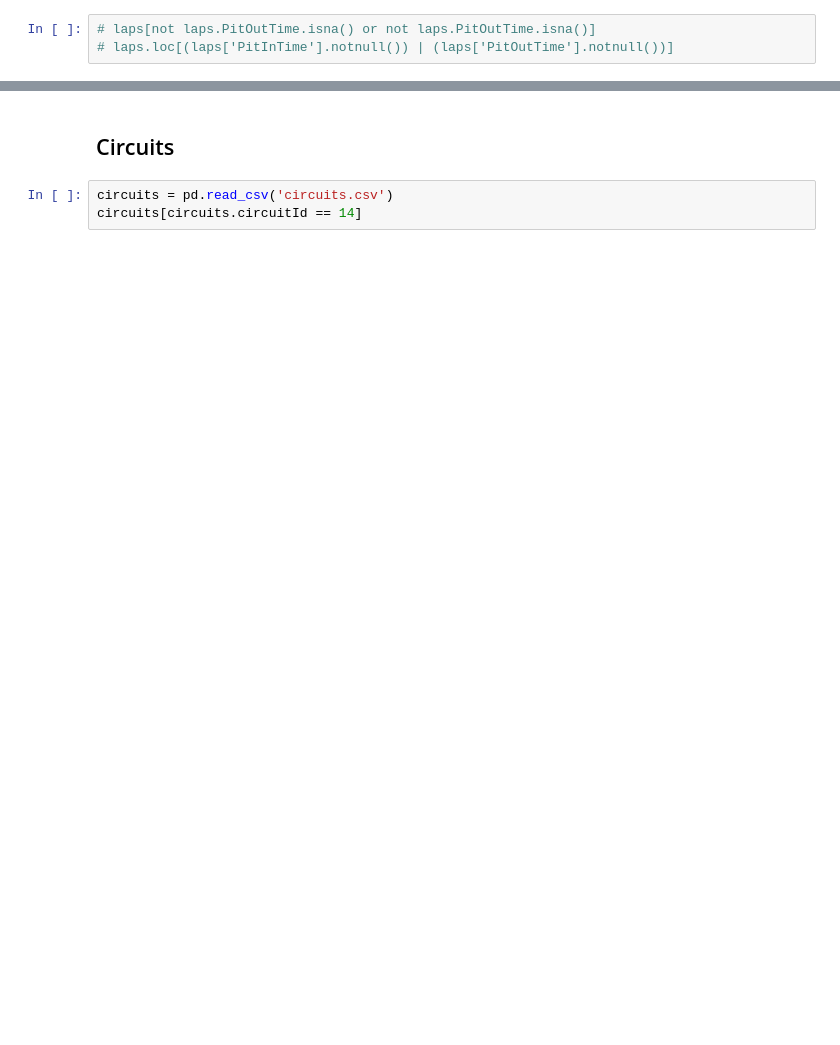
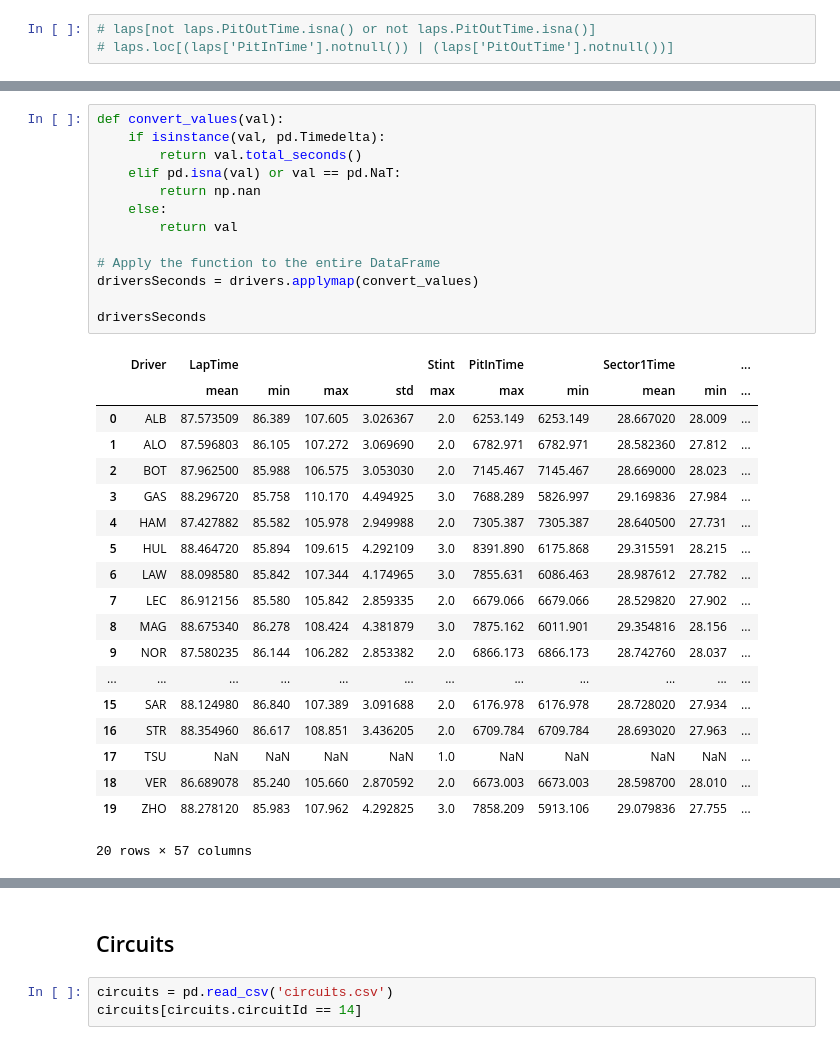
Before and after one commit to n8taylor/cs5830_final_project, a Jupyter notebook: api.ipynb, the cells around one changed output, grey strips where cells are left out. Cells and saved outputs as stored; diff of their text form; blank space fills up the shorter version.

```diff
--- a/api.ipynb
+++ b/api.ipynb
@@ -352,0 +434,33 @@ drivers.sort_values(by='LapTime')
+# %%
+def convert_values(val):
+    if isinstance(val, pd.Timedelta):
+        return val.total_seconds()
+    elif pd.isna(val) or val == pd.NaT:
+        return np.nan
+    else:
+        return val
+
+# Apply the function to the entire DataFrame
+driversSeconds = drivers.applymap(convert_values)
+
+driversSeconds
+# %% [output]
+|  | Driver | LapTime |  |  |  | Stint | PitInTime |  | Sector1Time |  | ... |
+|  |  | mean | min | max | std | max | max | min | mean | min | ... |
+| 0 | ALB | 87.573509 | 86.389 | 107.605 | 3.026367 | 2.0 | 6253.149 | 6253.149 | 28.667020 | 28.009 | ... |
+| 1 | ALO | 87.596803 | 86.105 | 107.272 | 3.069690 | 2.0 | 6782.971 | 6782.971 | 28.582360 | 27.812 | ... |
+| 2 | BOT | 87.962500 | 85.988 | 106.575 | 3.053030 | 2.0 | 7145.467 | 7145.467 | 28.669000 | 28.023 | ... |
+| 3 | GAS | 88.296720 | 85.758 | 110.170 | 4.494925 | 3.0 | 7688.289 | 5826.997 | 29.169836 | 27.984 | ... |
+| 4 | HAM | 87.427882 | 85.582 | 105.978 | 2.949988 | 2.0 | 7305.387 | 7305.387 | 28.640500 | 27.731 | ... |
+| 5 | HUL | 88.464720 | 85.894 | 109.615 | 4.292109 | 3.0 | 8391.890 | 6175.868 | 29.315591 | 28.215 | ... |
+| 6 | LAW | 88.098580 | 85.842 | 107.344 | 4.174965 | 3.0 | 7855.631 | 6086.463 | 28.987612 | 27.782 | ... |
+| 7 | LEC | 86.912156 | 85.580 | 105.842 | 2.859335 | 2.0 | 6679.066 | 6679.066 | 28.529820 | 27.902 | ... |
+| 8 | MAG | 88.675340 | 86.278 | 108.424 | 4.381879 | 3.0 | 7875.162 | 6011.901 | 29.354816 | 28.156 | ... |
+| 9 | NOR | 87.580235 | 86.144 | 106.282 | 2.853382 | 2.0 | 6866.173 | 6866.173 | 28.742760 | 28.037 | ... |
+| ... | ... | ... | ... | ... | ... | ... | ... | ... | ... | ... | ... |
+| 15 | SAR | 88.124980 | 86.840 | 107.389 | 3.091688 | 2.0 | 6176.978 | 6176.978 | 28.728020 | 27.934 | ... |
+| 16 | STR | 88.354960 | 86.617 | 108.851 | 3.436205 | 2.0 | 6709.784 | 6709.784 | 28.693020 | 27.963 | ... |
+| 17 | TSU | NaN | NaN | NaN | NaN | 1.0 | NaN | NaN | NaN | NaN | ... |
+| 18 | VER | 86.689078 | 85.240 | 105.660 | 2.870592 | 2.0 | 6673.003 | 6673.003 | 28.598700 | 28.010 | ... |
+| 19 | ZHO | 88.278120 | 85.983 | 107.962 | 4.292825 | 3.0 | 7858.209 | 5913.106 | 29.079836 | 27.755 | ... |
+20 rows × 57 columns
```
Also changed, not shown: parts of 59 cells of this notebook.
